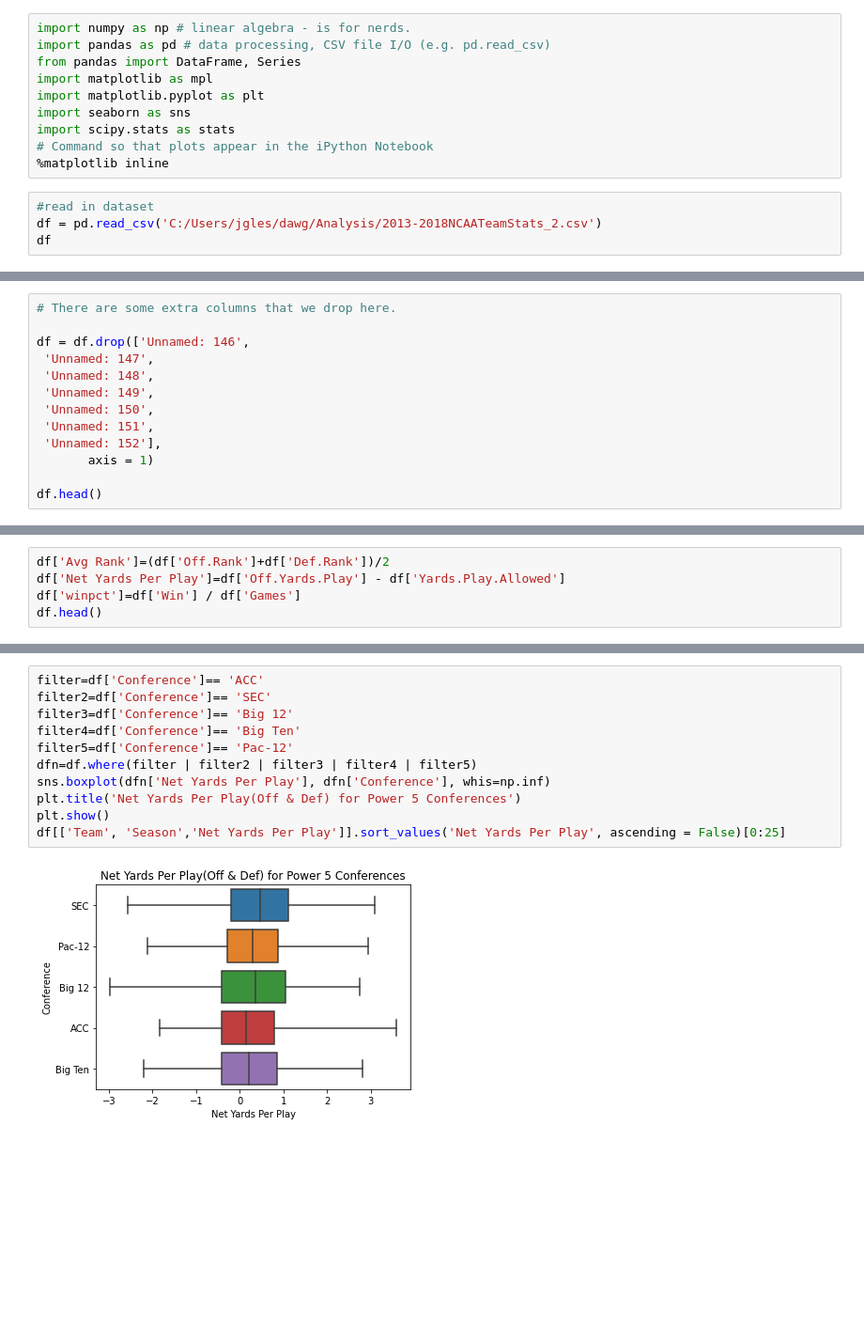
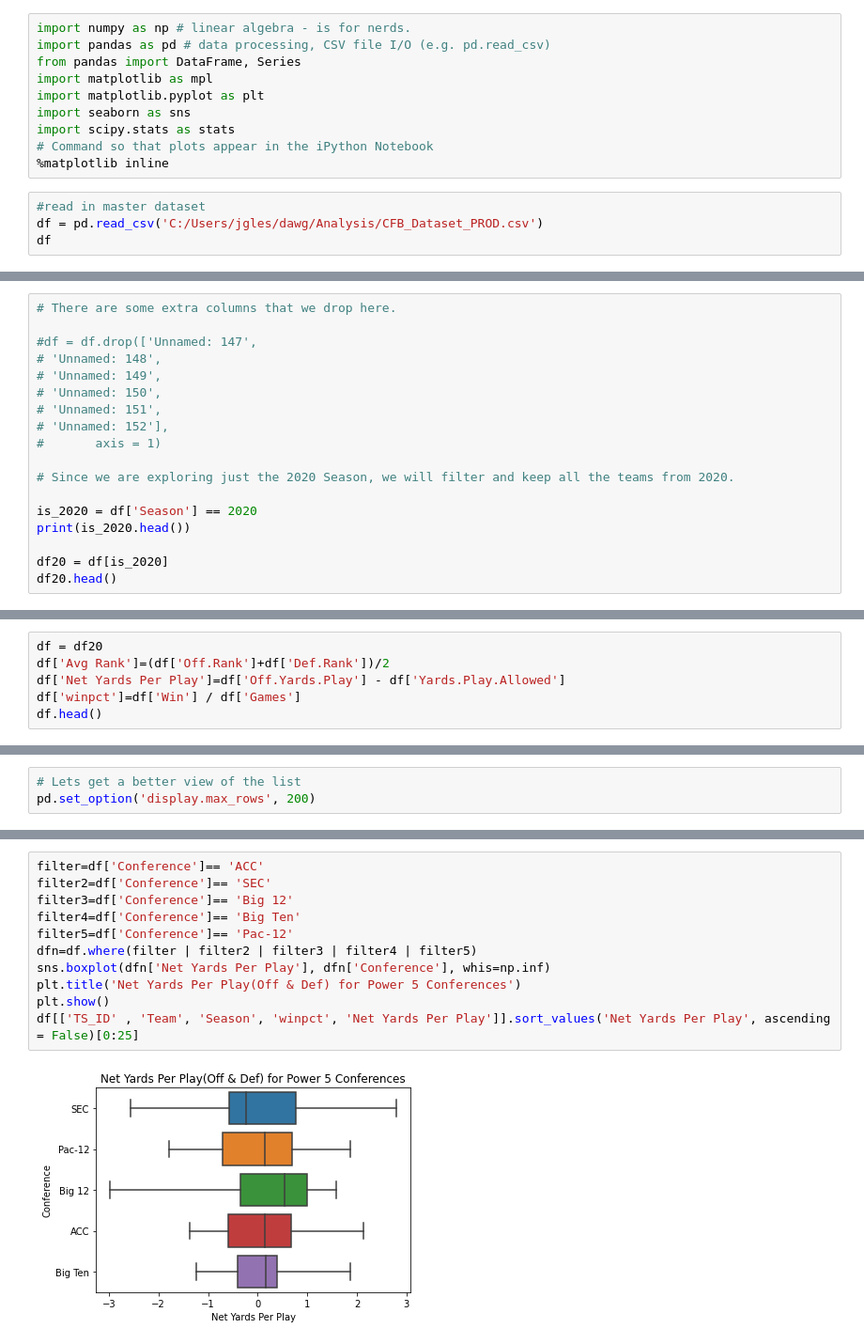
Before and after one commit to JGlessner757/dawg, a Jupyter notebook: Analysis/2020-most important-stat.ipynb, the cells around one changed output, grey strips where cells are left out. Shown at 94% size. Cells and saved outputs as stored; diff of their text form; blank space fills up the shorter version.

```diff
--- a/Analysis/2020-most important-stat.ipynb
+++ b/Analysis/2020-most important-stat.ipynb
@@ -9,7 +9,7 @@ import scipy.stats as stats
 # Command so that plots appear in the iPython Notebook
 %matplotlib inline
 # %%
-#read in dataset
-df = pd.read_csv('C:/Users/jgles/dawg/Analysis/2013-2018NCAATeamStats_2.csv')
+#read in master dataset
+df = pd.read_csv('C:/Users/jgles/dawg/Analysis/CFB_Dataset_PROD.csv')
 df
 # %% [output]
@@ -29,14 +29,19 @@ df
 # %%
 # There are some extra columns that we drop here.
 
-df = df.drop(['Unnamed: 146',
- 'Unnamed: 147',
- 'Unnamed: 148',
- 'Unnamed: 149',
- 'Unnamed: 150',
- 'Unnamed: 151',
- 'Unnamed: 152'],
-       axis = 1)
+#df = df.drop(['Unnamed: 147',
+# 'Unnamed: 148',
+# 'Unnamed: 149',
+# 'Unnamed: 150',
+# 'Unnamed: 151',
+# 'Unnamed: 152'],
+#       axis = 1)
 
-df.head()
+# Since we are exploring just the 2020 Season, we will filter and keep all the teams from 2020.
+
+is_2020 = df['Season'] == 2020
+print(is_2020.head())
+
+df20 = df[is_2020]
+df20.head()
 # %% [output]
@@ -50,6 +61,7 @@ Through the original analysis, the <Average Rank> and **Yard Differential Per Pl
 
 We calculate those stats here.
 # %%
+df = df20
 df['Avg Rank']=(df['Off.Rank']+df['Def.Rank'])/2
 df['Net Yards Per Play']=df['Off.Yards.Play'] - df['Yards.Play.Allowed']
 df['winpct']=df['Win'] / df['Games']
@@ -259,4 +283,7 @@ correlation
 146 rows × 146 columns
+# %%
+# Lets get a better view of the list
+pd.set_option('display.max_rows', 200)
 # %%
 correlation.drop(correlation.columns.difference(['winpct']),1, inplace=True)
 correlation.sort_values(by=['winpct'], ascending=False)
@@ -295,13 +337,13 @@ plt.show()
 # %%
 filter=df['Conference']== 'ACC'
 filter2=df['Conference']== 'SEC'
 filter3=df['Conference']== 'Big 12'
 filter4=df['Conference']== 'Big Ten'
 filter5=df['Conference']== 'Pac-12'
 dfn=df.where(filter | filter2 | filter3 | filter4 | filter5)
 sns.boxplot(dfn['Net Yards Per Play'], dfn['Conference'], whis=np.inf)
 plt.title('Net Yards Per Play(Off & Def) for Power 5 Conferences')
 plt.show()
-df[['Team', 'Season','Net Yards Per Play']].sort_values('Net Yards Per Play', ascending = False)[0:25]
+df[['TS_ID' , 'Team', 'Season', 'winpct', 'Net Yards Per Play']].sort_values('Net Yards Per Play', ascending = False)[0:25]
 # %% [output]
-[figure, old version]
+[figure, new version]
```
Also changed, not shown: parts of 18 cells of this notebook, 3 other files.
